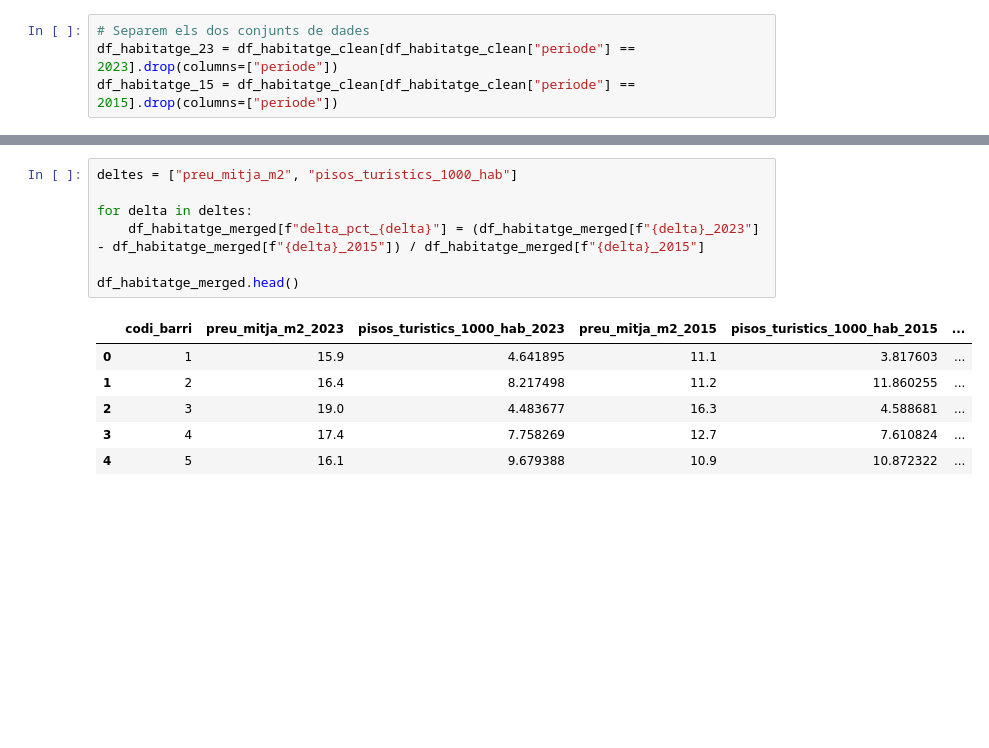
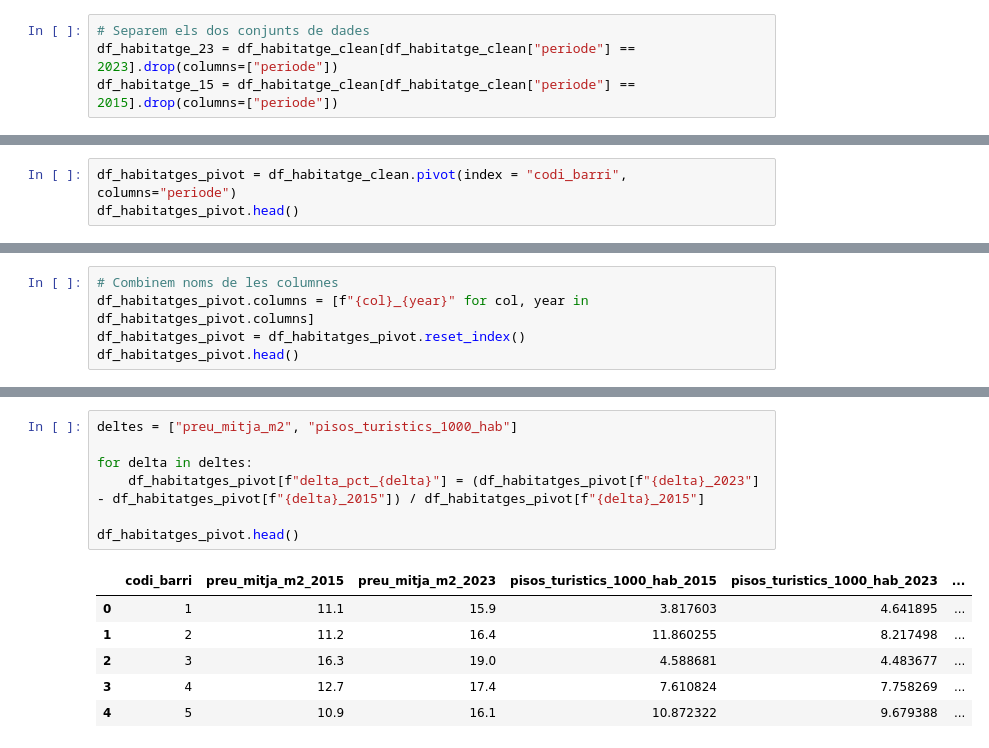
Before and after one commit to joseprau/tfm_gentrificacio_bcn, a Jupyter notebook: notebooks/feature_engineering.ipynb, the cells around one changed output, grey strips where cells are left out. Saved outputs shown, nothing was run; the diff lists cells and outputs as text; blank space fills up the shorter version.

```diff
--- a/notebooks/feature_engineering.ipynb
+++ b/notebooks/feature_engineering.ipynb
@@ -584,0 +557,3 @@ df_habitatge_merged.head()
+# %%
+df_habitatges_pivot = df_habitatge_clean.pivot(index = "codi_barri", columns="periode")
+df_habitatges_pivot.head()
@@ -584,0 +569,5 @@ df_habitatge_merged.head()
+# %%
+# Combinem noms de les columnes
+df_habitatges_pivot.columns = [f"{col}_{year}" for col, year in df_habitatges_pivot.columns]
+df_habitatges_pivot = df_habitatges_pivot.reset_index()
+df_habitatges_pivot.head()
@@ -585,16 +581,16 @@ df_habitatge_merged.head()
 # %%
 deltes = ["preu_mitja_m2", "pisos_turistics_1000_hab"]
 
 for delta in deltes:
-    df_habitatge_merged[f"delta_pct_{delta}"] = (df_habitatge_merged[f"{delta}_2023"] - df_habitatge_merged[f"{delta}_2015"]) / df_habitatge_merged[f"{delta}_2015"]
+    df_habitatges_pivot[f"delta_pct_{delta}"] = (df_habitatges_pivot[f"{delta}_2023"] - df_habitatges_pivot[f"{delta}_2015"]) / df_habitatges_pivot[f"{delta}_2015"]
 
-df_habitatge_merged.head()
+df_habitatges_pivot.head()
 # %% [output]
-|  | codi_barri | preu_mitja_m2_2023 | pisos_turistics_1000_hab_2023 | preu_mitja_m2_2015 | pisos_turistics_1000_hab_2015 | ... |
-| 0 | 1 | 15.9 | 4.641895 | 11.1 | 3.817603 | ... |
-| 1 | 2 | 16.4 | 8.217498 | 11.2 | 11.860255 | ... |
-| 2 | 3 | 19.0 | 4.483677 | 16.3 | 4.588681 | ... |
-| 3 | 4 | 17.4 | 7.758269 | 12.7 | 7.610824 | ... |
-| 4 | 5 | 16.1 | 9.679388 | 10.9 | 10.872322 | ... |
+|  | codi_barri | preu_mitja_m2_2015 | preu_mitja_m2_2023 | pisos_turistics_1000_hab_2015 | pisos_turistics_1000_hab_2023 | ... |
+| 0 | 1 | 11.1 | 15.9 | 3.817603 | 4.641895 | ... |
+| 1 | 2 | 11.2 | 16.4 | 11.860255 | 8.217498 | ... |
+| 2 | 3 | 16.3 | 19.0 | 4.588681 | 4.483677 | ... |
+| 3 | 4 | 12.7 | 17.4 | 7.610824 | 7.758269 | ... |
+| 4 | 5 | 10.9 | 16.1 | 10.872322 | 9.679388 | ... |
 # %%
 # Ens quedem amb els deltas per al dataset
```
Also changed, not shown: parts of 6 cells of this notebook.
